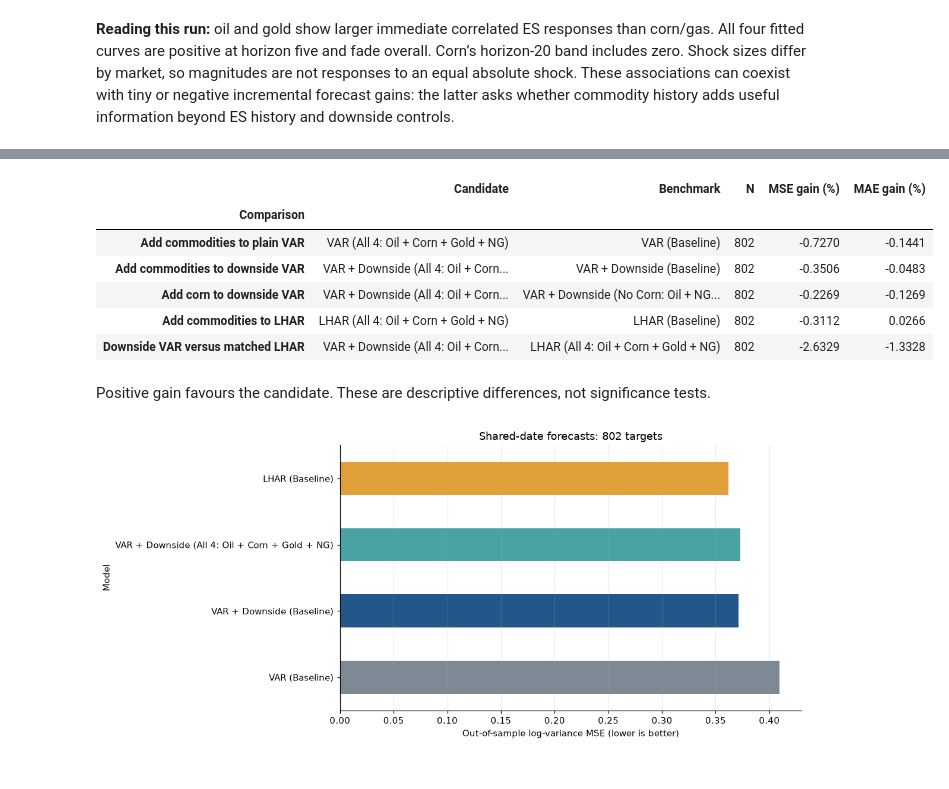
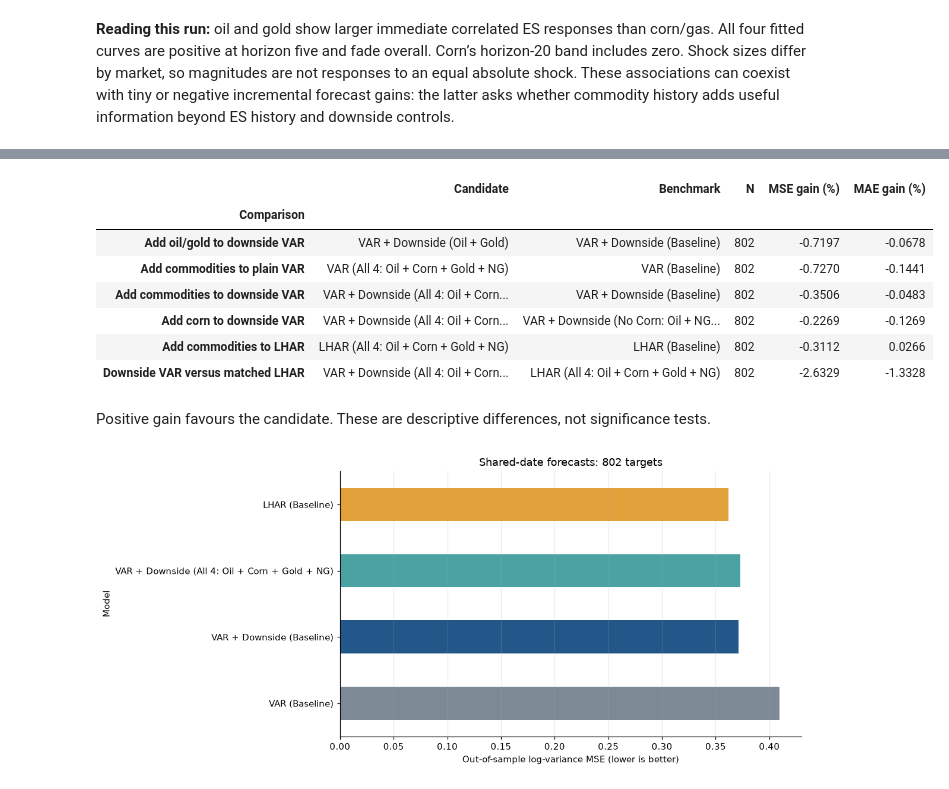
Before and after one commit to Deangr-econ/Quant_methods_project, a Jupyter notebook: VAR_QTFE.ipynb, the cells around one changed output, grey strips where cells are left out. Cells and saved outputs as stored; diff of their text form; code cells hidden in the pictures.

```diff
--- a/VAR_QTFE.ipynb
+++ b/VAR_QTFE.ipynb
@@ -39,7 +39,9 @@ from var_har_notebook import (prepare_har_data, reference_har_function, aligned_
     forecast_metrics, stationarity_table, plot_residual_diagnostics, columns_for,
     load_yield_snapshot, reference_har_preparation, audit_reference_har_forecasts)
 from var_irf import estimate_irf, plot_commodity_irfs
+from var_robustness import run_robustness, plot_lag_comparison
 cfg = json.loads((ROOT / 'config/var_har_notebook.json').read_text())
+robust_cfg = json.loads((ROOT / 'config/var_robustness.json').read_text())
 OUTPUT = ROOT / 'reports/var_har_notebook/generated'
 OUTPUT.mkdir(parents=True, exist_ok=True)
 sha = lambda p: hashlib.sha256(Path(p).read_bytes()).hexdigest()
@@ -50,7 +52,8 @@ pd.set_option('display.max_colwidth', 70)
 plt.rcParams.update({'figure.dpi': 110, 'axes.spines.top': False, 'axes.spines.right': False})
 def show_table(table):
     formats = {c: ('{:.3e}' if c in ['Prob(F-Stat)', 'p (HAC)', 'Variance_MSE'] else '{:.4f}')
-               for c in table.select_dtypes(include='number').columns if c not in ['N', 'Params (k)', 'System params', 'Lag p', 'Fallbacks']}
+               for c in table.select_dtypes(include='number').columns
+               if not pd.api.types.is_integer_dtype(table[c])}
     display(HTML(table.to_html(formatters={c: (lambda value, pattern=pattern: pattern.format(value))
         for c, pattern in formats.items()}, na_rep='—', border=0)))
 print('Python', platform.python_version(), '| statsmodels', statsmodels.__version__)
@@ -568,25 +578,27 @@ Scored target dates: 2023-07-13 to 2026-08-31
 # %%
-pairs = [('Add commodities to plain VAR', 'VAR (All 4: Oil + Corn + Gold + NG)', 'VAR (Baseline)'),
+pairs = [('Add oil/gold to downside VAR', 'VAR + Downside (Oil + Gold)', 'VAR + Downside (Baseline)'),
+    ('Add commodities to plain VAR', 'VAR (All 4: Oil + Corn + Gold + NG)', 'VAR (Baseline)'),
     ('Add commodities to downside VAR', 'VAR + Downside (All 4: Oil + Corn + Gold + NG)', 'VAR + Downside (Baseline)'),
     ('Add corn to downside VAR', 'VAR + Downside (All 4: Oil + Corn + Gold + NG)', 'VAR + Downside (No Corn: Oil + NG + Gold)'),
     ('Add commodities to LHAR', 'LHAR (All 4: Oil + Corn + Gold + NG)', 'LHAR (Baseline)'),
     ('Downside VAR versus matched LHAR', 'VAR + Downside (All 4: Oil + Corn + Gold + NG)', 'LHAR (All 4: Oil + Corn + Gold + NG)')]
 gains = pd.DataFrame([{'Comparison': label, 'Candidate': candidate, 'Benchmark': benchmark,
     'N': int(metrics.loc[candidate, 'N']), 'MSE gain (%)': 100 * (1 - metrics.loc[candidate, 'MSE'] / metrics.loc[benchmark, 'MSE']),
     'MAE gain (%)': 100 * (1 - metrics.loc[candidate, 'MAE'] / metrics.loc[benchmark, 'MAE'])}
     for label, candidate, benchmark in pairs]).set_index('Comparison')
 show_table(gains)
 display(Markdown('Positive gain favours the candidate. These are descriptive differences, not significance tests.'))
 gains.to_csv(OUTPUT / 'shared_forecast_gains.csv')
 plot_names = ['VAR (Baseline)', 'VAR + Downside (Baseline)',
               'VAR + Downside (All 4: Oil + Corn + Gold + NG)', 'LHAR (Baseline)']
 fig, ax = plt.subplots(figsize=(11, 5))
 metrics.loc[plot_names, 'MSE'].plot.barh(ax=ax, color=['#7d8a96', '#235789', '#4aa3a2', '#e2a03a'])
 ax.set(xlabel='Out-of-sample log-variance MSE (lower is better)', title=f'Shared-date forecasts: {len(test_dates)} targets')
 ax.grid(axis='x', alpha=.25); fig.tight_layout(); plt.show()
 # %% [output]
 |  | Candidate | Benchmark | N | MSE gain (%) | MAE gain (%) |
 | Comparison |  |  |  |  |  |
+| Add oil/gold to downside VAR | VAR + Downside (Oil + Gold) | VAR + Downside (Baseline) | 802 | -0.7197 | -0.0678 |
 | Add commodities to plain VAR | VAR (All 4: Oil + Corn + Gold + NG) | VAR (Baseline) | 802 | -0.7270 | -0.1441 |
 | Add commodities to downside VAR | VAR + Downside (All 4: Oil + Corn... | VAR + Downside (Baseline) | 802 | -0.3506 | -0.0483 |
 | Add corn to downside VAR | VAR + Downside (All 4: Oil + Corn... | VAR + Downside (No Corn: Oil + NG... | 802 | -0.2269 | -0.1269 |
```
Also changed, not shown: parts of 15 cells of this notebook, 15 other files.
